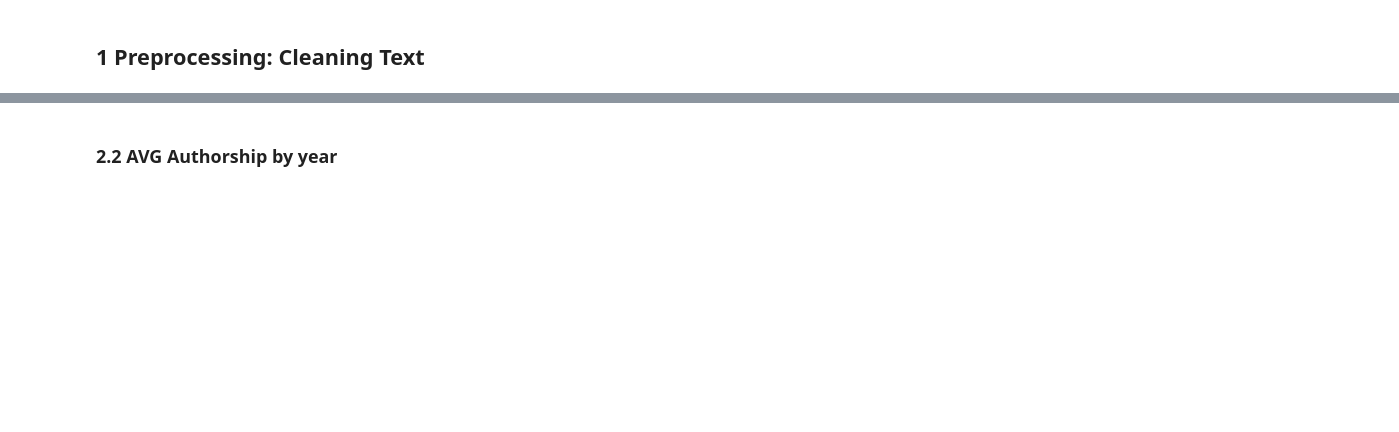
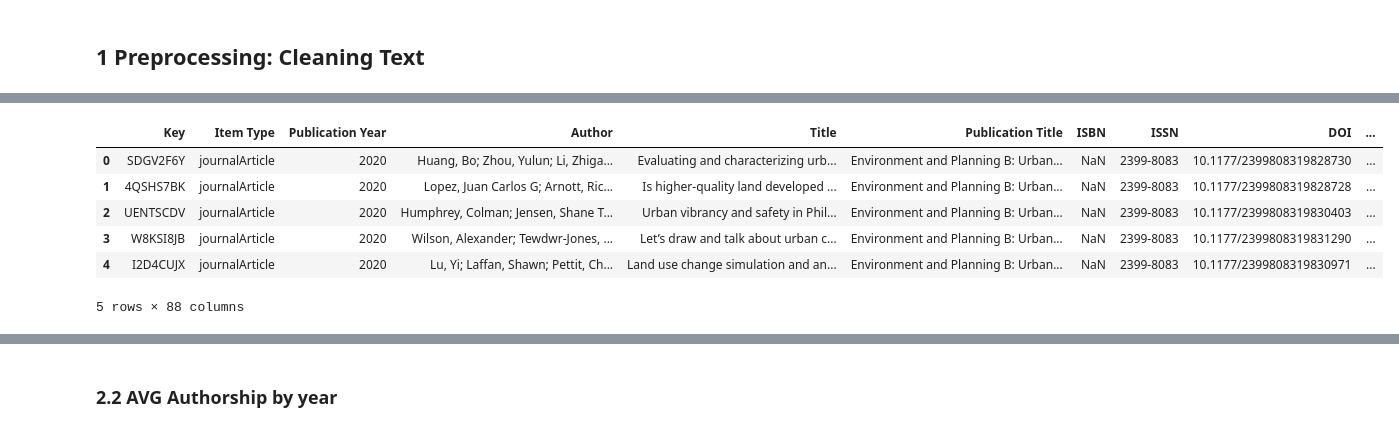
Before and after one commit to njiang8/EPB_editorial, a Jupyter notebook: epb_abs_topicmodeling.ipynb, the cells around one changed output, grey strips where cells are left out. Cells and saved outputs as stored; diff of their text form; code cells hidden in the pictures; blank space fills up the shorter version.

```diff
--- a/epb_abs_topicmodeling.ipynb
+++ b/epb_abs_topicmodeling.ipynb
@@ -169,0 +100,10 @@ full_freq
+# %%
+full_df.head()
+# %% [output]
+|  | Key | Item Type | Publication Year | Author | Title | Publication Title | ISBN | ISSN | DOI | ... |
+| 0 | SDGV2F6Y | journalArticle | 2020 | Huang, Bo; Zhou, Yulun; Li, Zhiga... | Evaluating and characterizing urb... | Environment and Planning B: Urban... | NaN | 2399-8083 | 10.1177/2399808319828730 | ... |
+| 1 | 4QSHS7BK | journalArticle | 2020 | Lopez, Juan Carlos G; Arnott, Ric... | Is higher-quality land developed ... | Environment and Planning B: Urban... | NaN | 2399-8083 | 10.1177/2399808319828728 | ... |
+| 2 | UENTSCDV | journalArticle | 2020 | Humphrey, Colman; Jensen, Shane T... | Urban vibrancy and safety in Phil... | Environment and Planning B: Urban... | NaN | 2399-8083 | 10.1177/2399808319830403 | ... |
+| 3 | W8KSI8JB | journalArticle | 2020 | Wilson, Alexander; Tewdwr-Jones, ... | Let’s draw and talk about urban c... | Environment and Planning B: Urban... | NaN | 2399-8083 | 10.1177/2399808319831290 | ... |
+| 4 | I2D4CUJX | journalArticle | 2020 | Lu, Yi; Laffan, Shawn; Pettit, Ch... | Land use change simulation and an... | Environment and Planning B: Urban... | NaN | 2399-8083 | 10.1177/2399808319830971 | ... |
+5 rows × 88 columns
```
Also changed, not shown: parts of 46 cells of this notebook, 5 other files.
